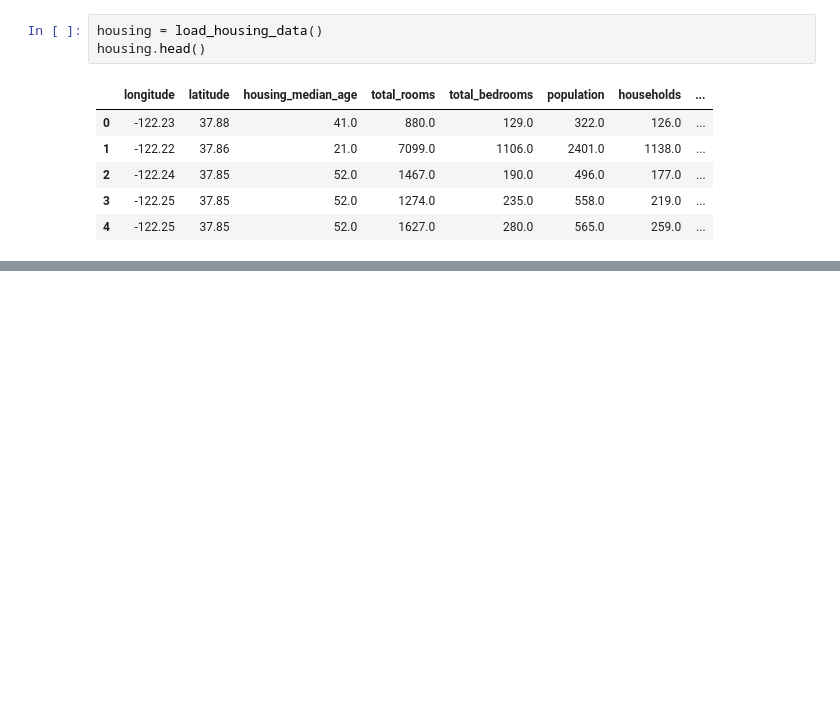
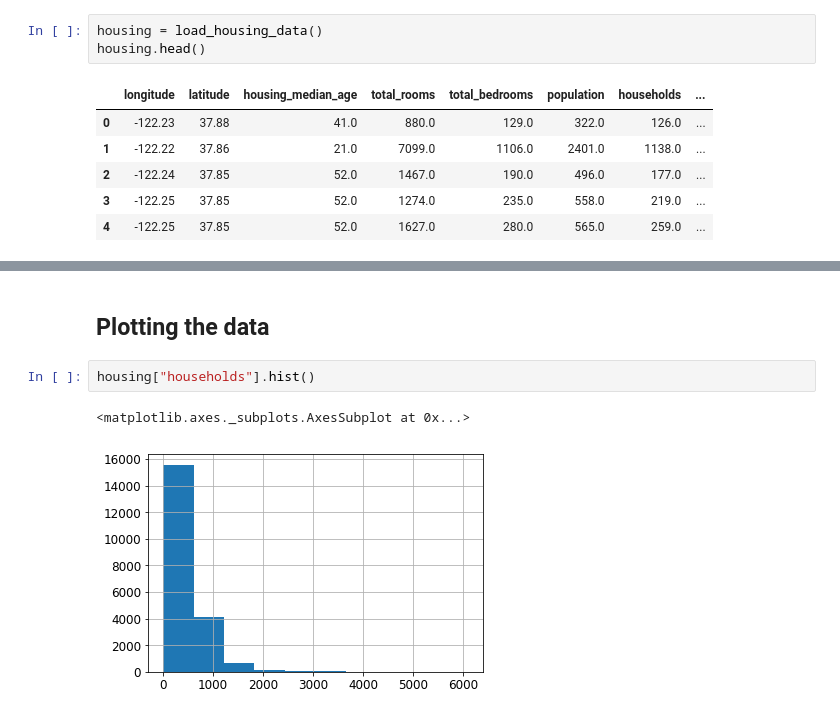
Before and after one commit to GideonMarsh/csci191, a Jupyter notebook: HW1.ipynb, the cells around one changed output, grey strips where cells are left out. Saved outputs shown, nothing was run; the diff lists cells and outputs as text; blank space fills up the shorter version.

```diff
--- a/HW1.ipynb
+++ b/HW1.ipynb
@@ -73,0 +198,7 @@ housing.head()
+# %% [markdown]
+## Plotting the data
+# %%
+housing["households"].hist()
+# %% [output]
+<matplotlib.axes._subplots.AxesSubplot at 0x...>
+[figure, added]
```
Also changed, not shown: parts of 21 cells of this notebook.
